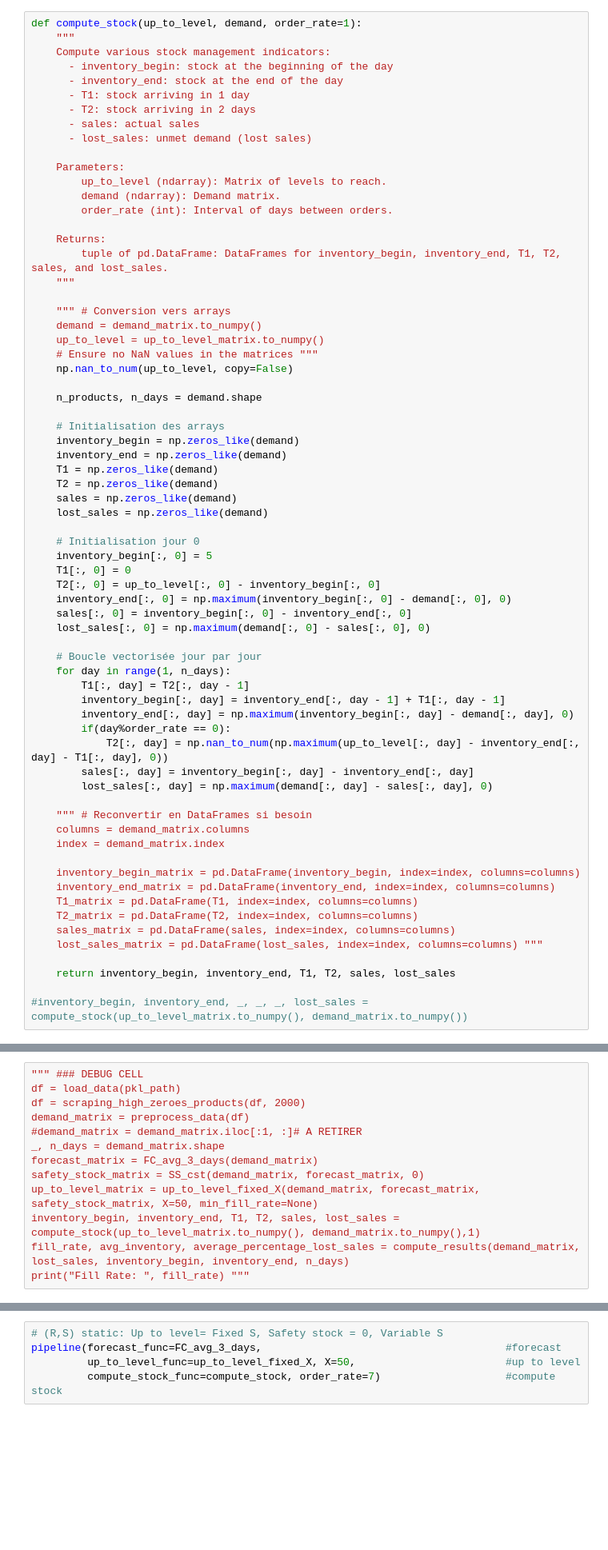
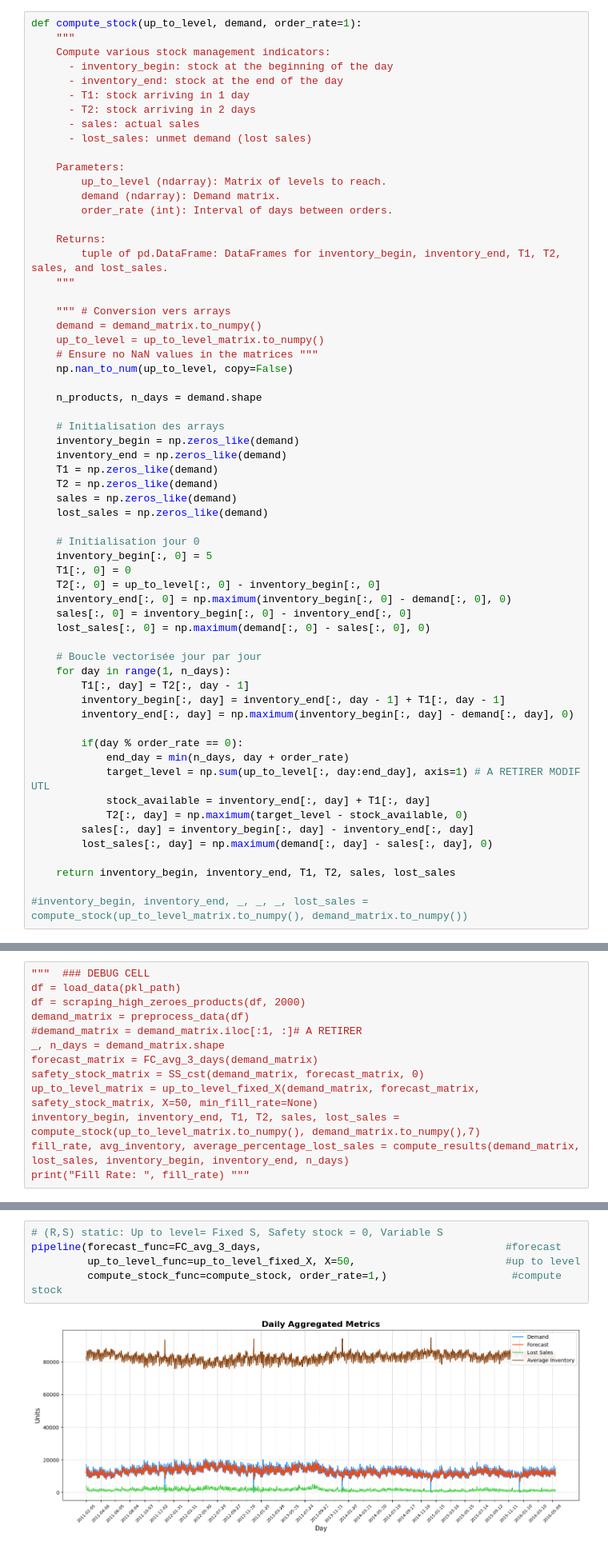
Before and after one commit to Jboistel/memoire, a Jupyter notebook: test.ipynb, the cells around one changed output, grey strips where cells are left out. Shown: that part at 80% size. Drawn from its saved outputs; the diff is of its cells as text; blank space fills up the shorter version.

```diff
--- a/test.ipynb
+++ b/test.ipynb
@@ -364,21 +364,14 @@ def compute_stock(up_to_level, demand, order_rate=1):
         T1[:, day] = T2[:, day - 1]
         inventory_begin[:, day] = inventory_end[:, day - 1] + T1[:, day - 1]
         inventory_end[:, day] = np.maximum(inventory_begin[:, day] - demand[:, day], 0)
-        if(day%order_rate == 0):
-            T2[:, day] = np.nan_to_num(np.maximum(up_to_level[:, day] - inventory_end[:, day] - T1[:, day], 0))
+
+        if(day % order_rate == 0):
+            end_day = min(n_days, day + order_rate)
+            target_level = np.sum(up_to_level[:, day:end_day], axis=1) # A RETIRER MODIF UTL
+            stock_available = inventory_end[:, day] + T1[:, day]
+            T2[:, day] = np.maximum(target_level - stock_available, 0)
         sales[:, day] = inventory_begin[:, day] - inventory_end[:, day]
         lost_sales[:, day] = np.maximum(demand[:, day] - sales[:, day], 0)
-
-    """ # Reconvertir en DataFrames si besoin
-    columns = demand_matrix.columns
-    index = demand_matrix.index
-
-    inventory_begin_matrix = pd.DataFrame(inventory_begin, index=index, columns=columns)
-    inventory_end_matrix = pd.DataFrame(inventory_end, index=index, columns=columns)
-    T1_matrix = pd.DataFrame(T1, index=index, columns=columns)
-    T2_matrix = pd.DataFrame(T2, index=index, columns=columns)
-    sales_matrix = pd.DataFrame(sales, index=index, columns=columns)
-    lost_sales_matrix = pd.DataFrame(lost_sales, index=index, columns=columns) """
 
     return inventory_begin, inventory_end, T1, T2, sales, lost_sales
 
@@ -676,7 +669,7 @@ output('FC_avg_2_days', 0.95, 1500, 0.85, 'output_metrics.csv')
 # %% [markdown]
 # Pipeline
 # %%
-""" ### DEBUG CELL
+"""  ### DEBUG CELL
 df = load_data(pkl_path)
 df = scraping_high_zeroes_products(df, 2000)
 demand_matrix = preprocess_data(df)
@@ -685,7 +678,7 @@ _, n_days = demand_matrix.shape
 forecast_matrix = FC_avg_3_days(demand_matrix)
 safety_stock_matrix = SS_cst(demand_matrix, forecast_matrix, 0)
 up_to_level_matrix = up_to_level_fixed_X(demand_matrix, forecast_matrix, safety_stock_matrix, X=50, min_fill_rate=None)
-inventory_begin, inventory_end, T1, T2, sales, lost_sales = compute_stock(up_to_level_matrix.to_numpy(), demand_matrix.to_numpy(),1)
+inventory_begin, inventory_end, T1, T2, sales, lost_sales = compute_stock(up_to_level_matrix.to_numpy(), demand_matrix.to_numpy(),7)
 fill_rate, avg_inventory, average_percentage_lost_sales = compute_results(demand_matrix, lost_sales, inventory_begin, inventory_end, n_days)
 print("Fill Rate: ", fill_rate) """
 # %% [output]
@@ -726,6 +719,7 @@ results = {}
 # %%
 # (R,S) static: Up to level= Fixed S, Safety stock = 0, Variable S
 pipeline(forecast_func=FC_avg_3_days,                                       #forecast
          up_to_level_func=up_to_level_fixed_X, X=50,                        #up to level
-         compute_stock_func=compute_stock, order_rate=7)                    #compute stock
+         compute_stock_func=compute_stock, order_rate=1,)                    #compute stock
 # %% [output]
+[figure, added]
```
Also changed, not shown: parts of 5 cells of this notebook.
